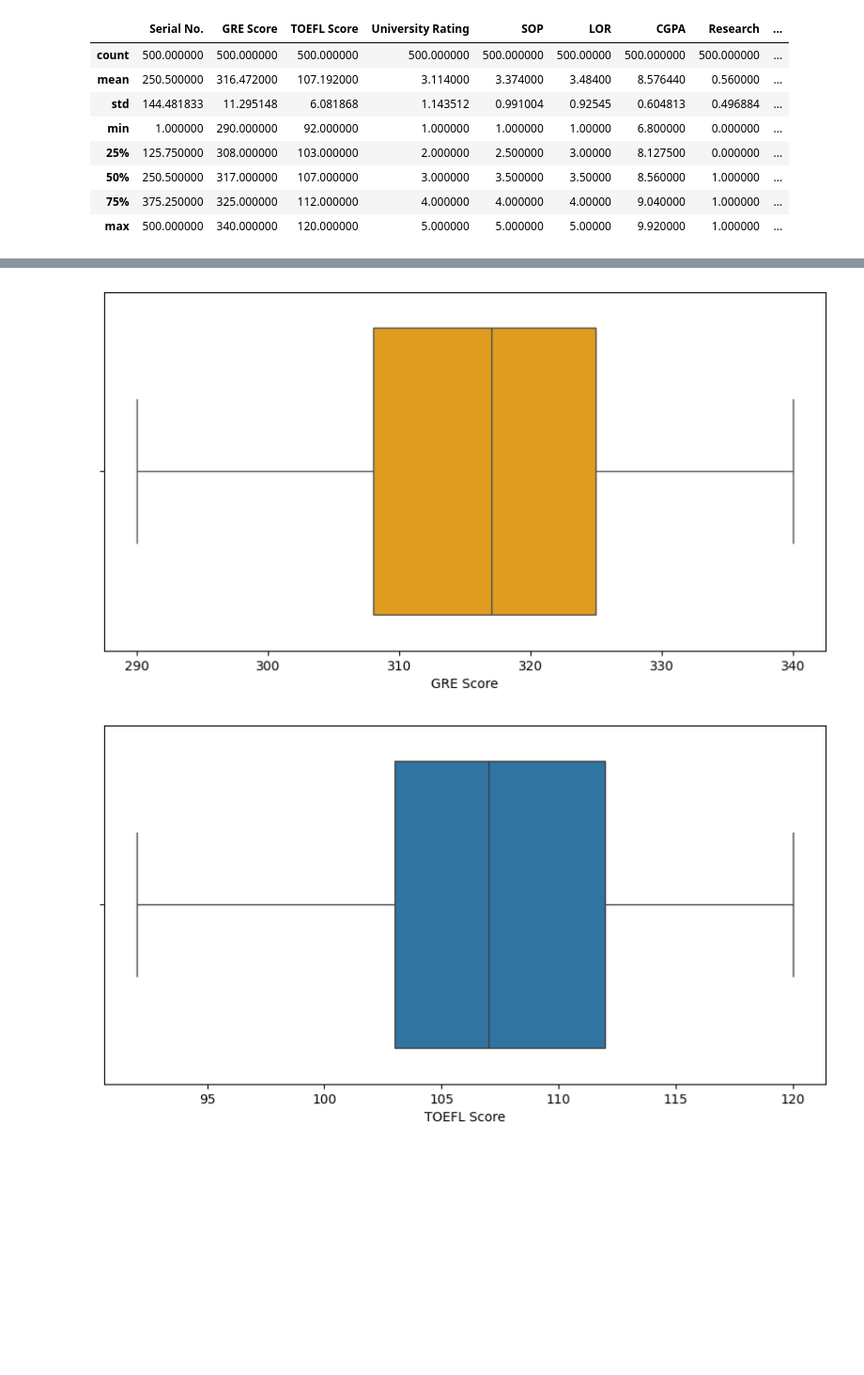
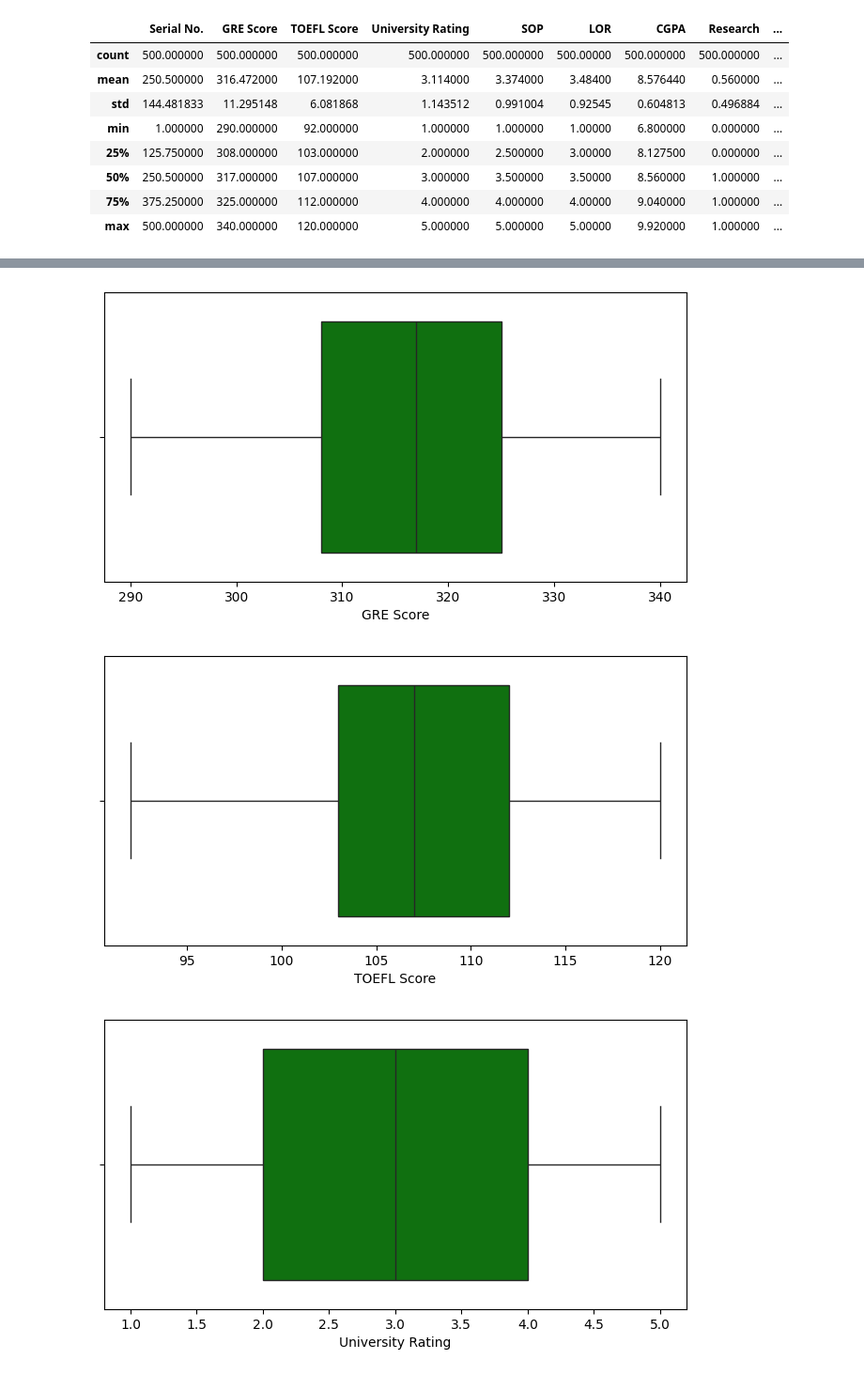
Before and after one commit to akshayabhale1406/SCLR_Jamboree_Education_Linear_Regression, a Jupyter notebook: Jamboree_Education_Linear_Regression.ipynb, the cells around one changed output, grey strips where cells are left out. Shown at 94% size. Cells and saved outputs as stored; diff of their text form; code cells hidden in the pictures; blank space fills up the shorter version.

```diff
--- a/Jamboree_Education_Linear_Regression.ipynb
+++ b/Jamboree_Education_Linear_Regression.ipynb
@@ -47,9 +47,3 @@ df.describe()
 | 50% | 250.500000 | 317.000000 | 107.000000 | 3.000000 | 3.500000 | 3.50000 | 8.560000 | 1.000000 | ... |
 | 75% | 375.250000 | 325.000000 | 112.000000 | 4.000000 | 4.000000 | 4.00000 | 9.040000 | 1.000000 | ... |
 | max | 500.000000 | 340.000000 | 120.000000 | 5.000000 | 5.000000 | 5.00000 | 9.920000 | 1.000000 | ... |
-# %%
-fig, ax = plt.subplots(figsize=(10, 10))
-
-sns.boxplot(df[["GRE Score","TOEFL Score"]])
-
-plt.show()
@@ -58,12 +50,15 @@ plt.show()
 # %%
-fig, ax = plt.subplots(figsize=(10,5))
-sns.boxplot(df["GRE Score"], orient = "h", color = "orange")
-plt.show()
+def box_plot_of_columns (dfa):
+  for column in dfa.columns:
+    fig, ax = plt.subplots(figsize = (8,4))
+    sns.boxplot(dfa[column], orient = "h", color = "green")
+    plt.show()
-# %% [output]
-[figure, removed]
-# %%
-fig, ax = plt.subplots(figsize=(10,5))
-sns.boxplot(df["TOEFL Score"], orient = "h")
-plt.show()
-# %% [output]
-[figure, removed]
+# %%
+df_non_serial = df.drop(["Serial No."], axis = 1)
+df_box_plot = df.iloc[:, 1:7]
+# %%
+box_plot_of_columns(df_box_plot)
+# %% [output]
+[figure, added]
+[figure, added]
+[figure, added]
```
Also changed, not shown: parts of 3 cells of this notebook.
